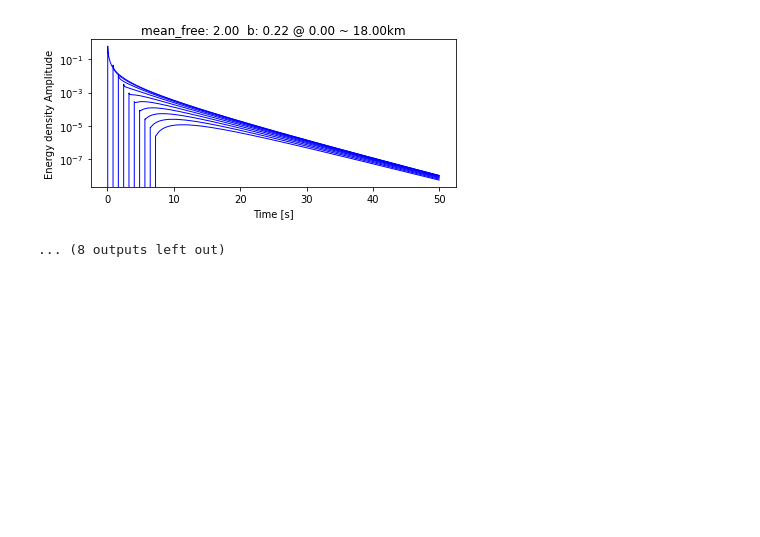
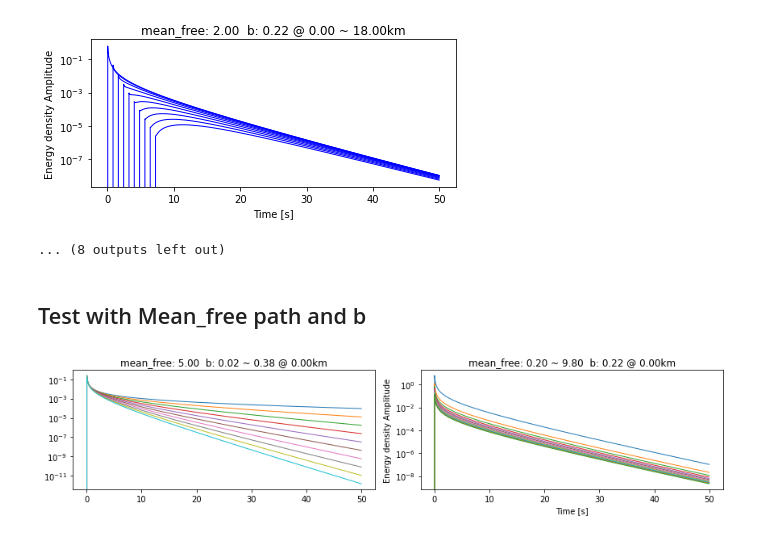
Before and after one commit to kuanfufeng/Noise_Correlation_Attenuation, a Jupyter notebook: Esyn_function_of_r.ipynb, the cells around one changed output. Cells and saved outputs as stored; diff of their text form; code cells hidden in the pictures; blank space fills up the shorter version.

```diff
--- a/Esyn_function_of_r.ipynb
+++ b/Esyn_function_of_r.ipynb
@@ -60,7 +60,7 @@ def ESYN_RadiaTrans(mean_free,tm, r, c):
         a1up=math.exp(-1 * c * tm * (mean_free**(-1)))
         a1bot= 2 * math.pi * c * r
         #first= (a1up/a1bot)* scipy.signal.unit_impulse( tm-r/c ,'mid')
-        first= (a1up/a1bot)* impulse( tm-r/c )
+        #first= (a1up/a1bot)* impulse( tm-r/c )
 
         # second term
         ind2=mean_free**(-1) * (math.sqrt(s0)-c*tm)
@@ -70,7 +70,7 @@ def ESYN_RadiaTrans(mean_free,tm, r, c):
         second=(a2up/a2bot)* step(tm-r/c)
 
         #print("A1: %.4f %.4f %.4f " % ((a1up/a1bot),a1up,a1bot),"  , A2: %.4f %.4f %.4f " % ((a2up/a2bot),a2up,a2bot))
-        Esyn= first + second
+        Esyn=  second
 
         return Esyn
 # %%
@@ -310,3 +310,5 @@ SRdist:  16.00000001  , mean_free_path 2.00  , intrinsic_b 0.22
 SRdist:  18.00000001  , mean_free_path 2.00  , intrinsic_b 0.22
 [figure]
 ... (8 outputs left out)
+# %% [markdown]
+## Test with Mean_free path and b
@@ -312,0 +340,32 @@ SRdist:  18.00000001  , mean_free_path 2.00  , intrinsic_b 0.22
+# %%
+c=2.5
+Esyn2=np.ndarray((len(mfpath),len(intb),npts))
+
+#mfpath=np.arange(0.2,10,0.8)
+#intb=np.arange(0.02,0.4,0.04)
+r=0.000000
+for nfree in range(len(mfpath)):
+    mean_free=mfpath[nfree]
+
+    for nb in range(len(intb)):
+        intrinsic_b=intb[nb]
+        #print("SRdist: %12.8f " % r,", mean_free_path %.2f " % mean_free,", intrinsic_b %.2f " % intrinsic_b)
+        Esyn2[nfree][nb]=0.
+
+        for twn in range(npts):
+            tm=dt*twn
+            tt[twn]=tm
+            s0=c**2 * tm**2 -r**2
+            if s0 <= 0:
+                #print(twn,tm,s0,tm-r/c)
+                continue
+
+            tmp=ESYN_RadiaTrans(mean_free, tm , r, c)
+            Esyn2[nfree][nb][twn]= tmp  * math.exp(-1* intrinsic_b * tm)
+
+        #print(np.min(Esyn_temp[:]),np.max(Esyn_temp[:]))
+        #plot_fitting_curves(mean_free,intrinsic_b,tt,Esyn[m],r)
+
+plot_Esyn_fixR(mfpath,intb,tt,Esyn2,r)
+# %% [output]
+[figure, added]
```
Also changed, not shown: parts of 1 cell of this notebook.
